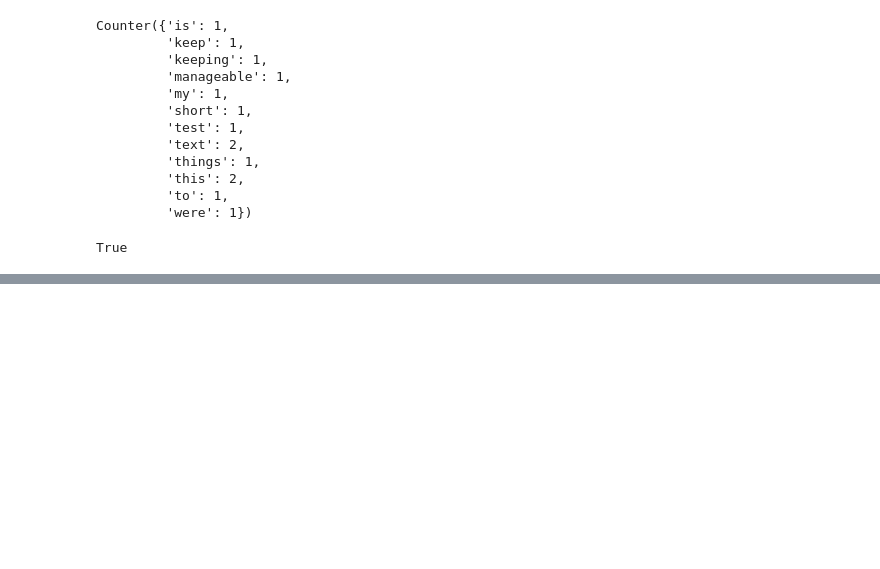
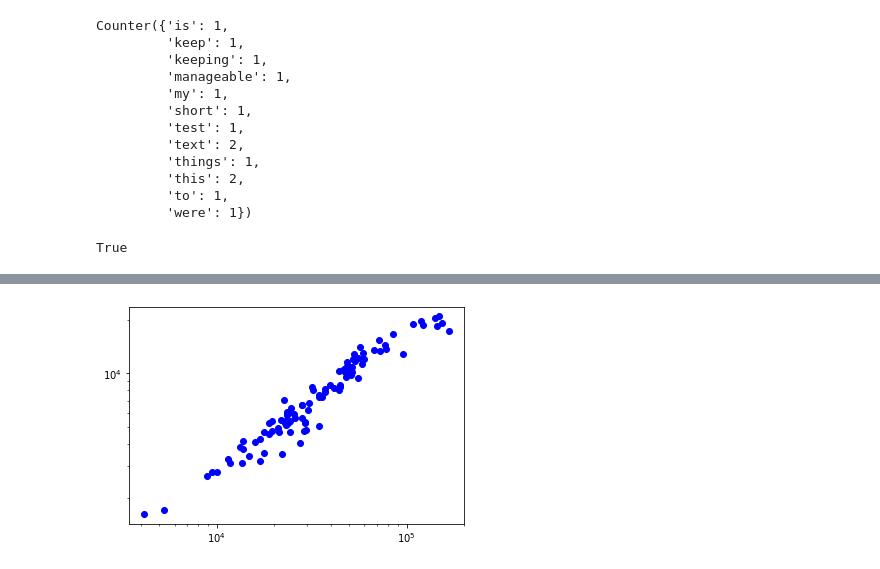
Before and after one commit to menobleknight/using-python-for-research, a Jupyter notebook: week-3-part-2/language-processing.ipynb, the cells around one changed output, grey strips where cells are left out. Cells and saved outputs as stored; diff of their text form; code cells hidden in the pictures; blank space fills up the shorter version.

```diff
--- a/week-3-part-2/language-processing.ipynb
+++ b/week-3-part-2/language-processing.ipynb
@@ -98,0 +277,5 @@ True
+# %%
+# plot where x and y axis are logarithmic
+plt.loglog(stats['length'], stats['unique words'], 'bo'); # 'bo' - blue circles
+# %% [output]
+[figure, added]
```
Also changed, not shown: parts of 23 cells of this notebook.
